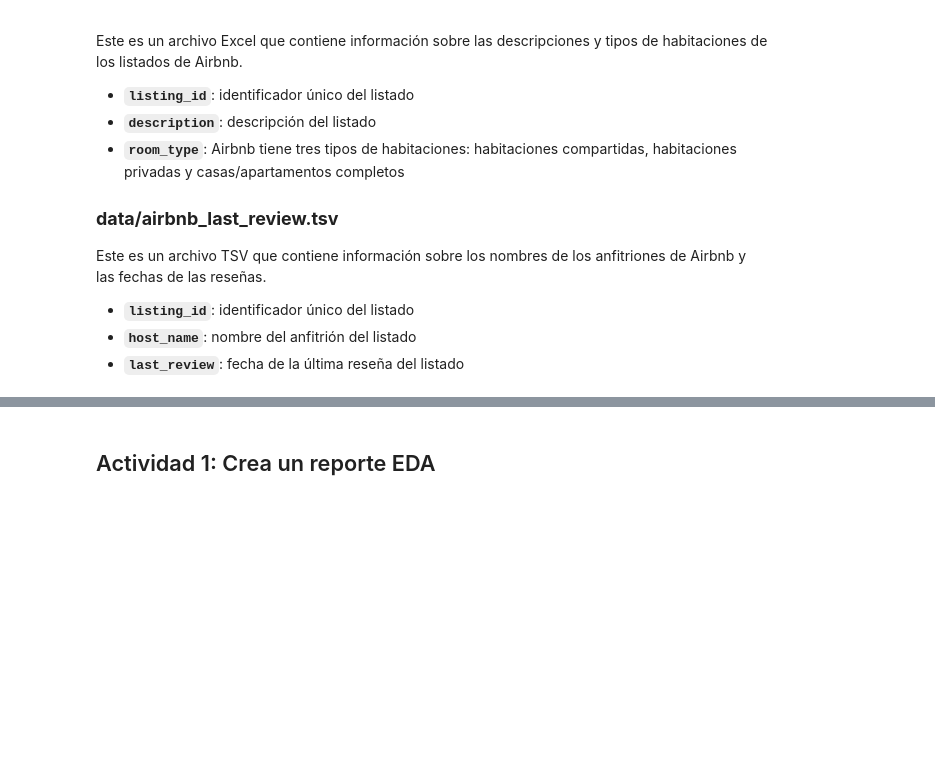
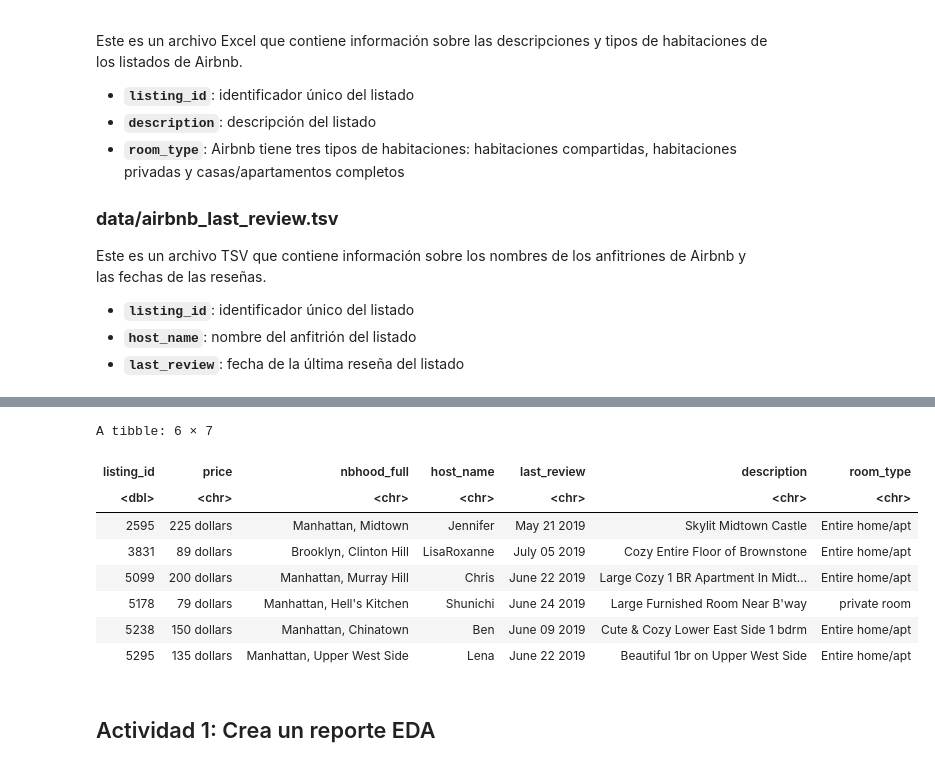
Before and after one commit to olmedoj/tarea-en-r, a Jupyter notebook: ANALISIS DE DATOS EN R II.ipynb, the cells around one changed output, grey strips where cells are left out. Saved outputs shown, nothing was run; the diff lists cells and outputs as text; code cells hidden in the pictures; blank space fills up the shorter version.

```diff
--- a/ANALISIS DE DATOS EN R II.ipynb
+++ b/ANALISIS DE DATOS EN R II.ipynb
@@ -489,4 +489,7 @@ library(readxl)
 library(stringr)
 # %%
 # descomprimiendo el archivo data.zip
-unzip("data.zip")
+
+data_csv <- read_csv("/kaggle/input/tarear/airbnb_price.csv", show_col_types = FALSE)
+data_tsv <- read_delim("/kaggle/input/tarear/airbnb_last_review.tsv", show_col_types = FALSE)
+data_xslx <- read_excel("/kaggle/input/tarear/airbnb_room_type.xlsx")
@@ -492,0 +520,14 @@ unzip("data.zip")
+# %%
+final_data <- data_csv %>% left_join(data_tsv, by = "listing_id") %>% left_join(data_xslx, by = "listing_id")
+# %%
+head(final_data)
+# %% [output]
+A tibble: 6 × 7
+| listing_id | price | nbhood_full | host_name | last_review | description | room_type |
+| <dbl> | <chr> | <chr> | <chr> | <chr> | <chr> | <chr> |
+| 2595 | 225 dollars | Manhattan, Midtown | Jennifer | May 21 2019 | Skylit Midtown Castle | Entire home/apt |
+| 3831 | 89 dollars | Brooklyn, Clinton Hill | LisaRoxanne | July 05 2019 | Cozy Entire Floor of Brownstone | Entire home/apt |
+| 5099 | 200 dollars | Manhattan, Murray Hill | Chris | June 22 2019 | Large Cozy 1 BR Apartment In Midt... | Entire home/apt |
+| 5178 | 79 dollars | Manhattan, Hell's Kitchen | Shunichi | June 24 2019 | Large Furnished Room Near B'way | private room |
+| 5238 | 150 dollars | Manhattan, Chinatown | Ben | June 09 2019 | Cute & Cozy Lower East Side 1 bdrm | Entire home/apt |
+| 5295 | 135 dollars | Manhattan, Upper West Side | Lena | June 22 2019 | Beautiful 1br on Upper West Side | Entire home/apt |
```
Also changed, not shown: parts of 9 cells of this notebook.
